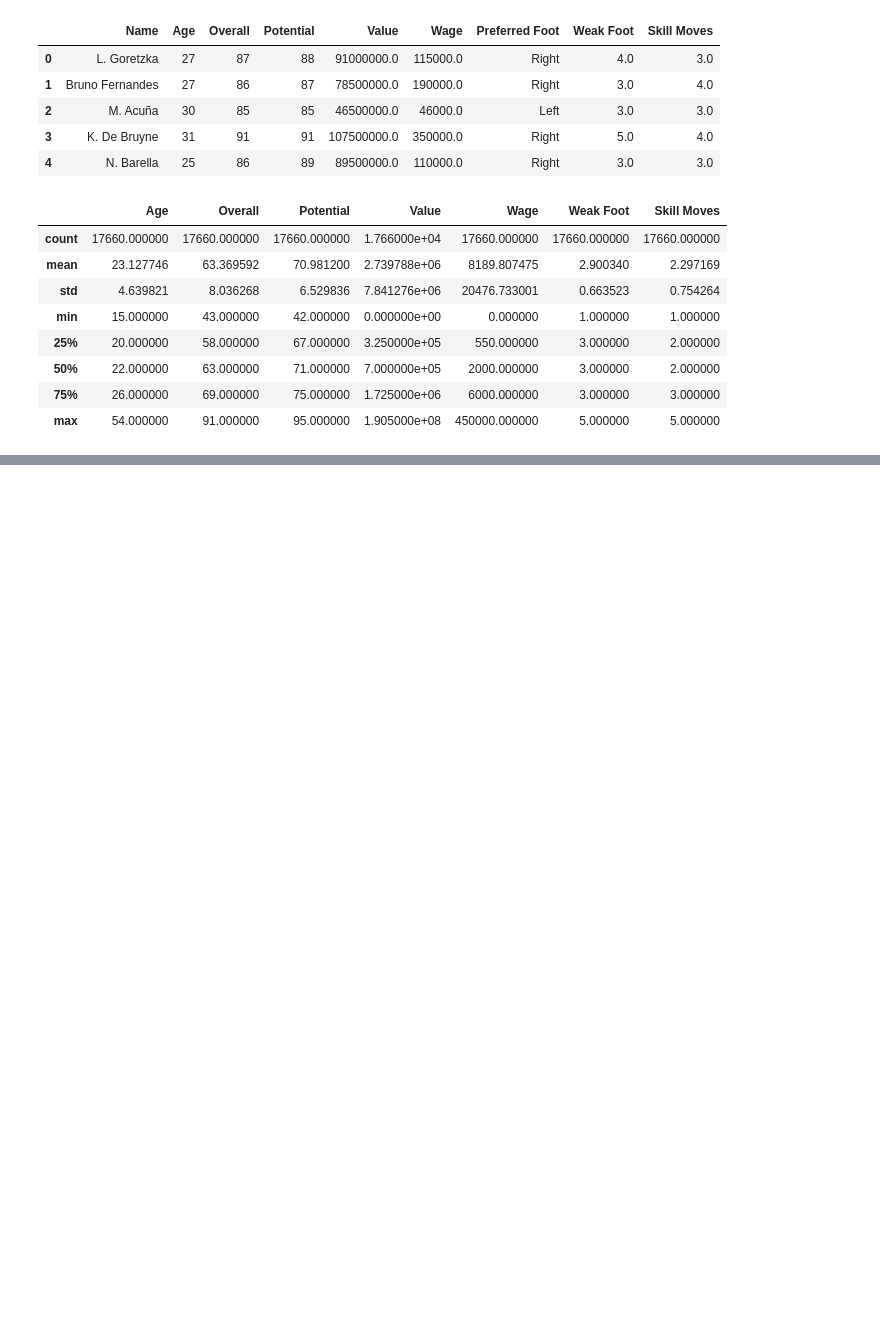
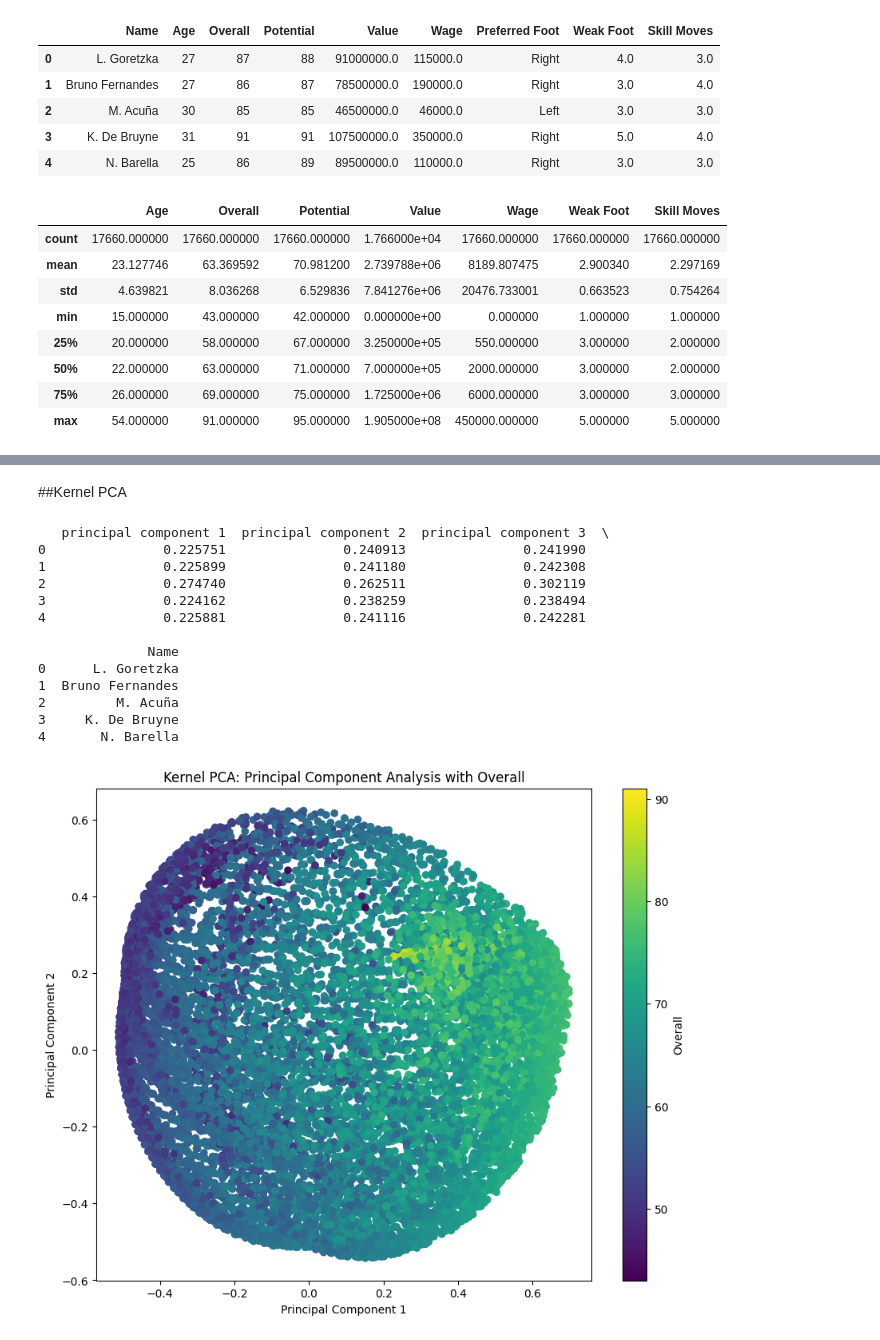
Before and after one commit to jmparradov/Machine-Learning-II---Talleres, a Jupyter notebook: Taller_2_Machine_Learning_2.ipynb, the cells around one changed output, grey strips where cells are left out. Drawn from its saved outputs; the diff is of its cells as text; code cells hidden in the pictures; blank space fills up the shorter version.

```diff
--- a/Taller_2_Machine_Learning_2.ipynb
+++ b/Taller_2_Machine_Learning_2.ipynb
@@ -636,0 +208,76 @@ GMM (Clusters: 4) - Silhouette: 0.223, Davies-Bouldin: 3.922
+# %% [markdown]
+##Kernel PCA
+# %%
+# prompt: implement kernel pca for df using colors with overall column
+
+import pandas as pd
+import matplotlib.pyplot as plt
+from sklearn.decomposition import KernelPCA
+
+# Select numerical features for Kernel PCA
+numerical_features = ['Age', 'Overall', 'Potential', 'Value', 'Wage', 'Weak Foot', 'Skill Moves']
+df_numerical = df[numerical_features]
+
+# Standardize the data
+x = StandardScaler().fit_transform(df_numerical)
+
+# Apply Kernel PCA with a radial basis function (RBF) kernel
+kpca = KernelPCA(n_components=3, kernel='rbf', gamma=0.1)  # You can adjust the kernel and gamma
+principalComponents_kpca = kpca.fit_transform(x)
+principalDf_kpca = pd.DataFrame(data=principalComponents_kpca,
+                               columns=['principal component 1', 'principal component 2', 'principal component 3'])
+
+# Add the 'Name' column back to the principalDf_kpca for identification
+principalDf_kpca['Name'] = df['Name']
+
+# Print the explained variance ratio (might not be meaningful for Kernel PCA)
+# print("Explained Variance Ratio (Kernel PCA):", kpca.explained_variance_ratio_)
+
+# You can now use principalDf_kpca for further analysis or visualization.
+print(principalDf_kpca.head())
+
+
+# Assuming principalDf_kpca is your DataFrame with 'principal component 1', 'principal component 2', and 'Name' columns
+
+plt.figure(figsize=(10, 8))
+
+# Scatter plot with color based on 'Overall' column
+plt.scatter(principalDf_kpca['principal component 1'], principalDf_kpca['principal component 2'],
+            c=df['Overall'], cmap='viridis')
+
+plt.xlabel('Principal Component 1')
+plt.ylabel('Principal Component 2')
+plt.title('Kernel PCA: Principal Component Analysis with Overall')
+plt.colorbar(label='Overall')
+
+plt.show()
+
+
+# If you want to plot in 3D
+
+fig = plt.figure(figsize=(10, 8))
+ax = fig.add_subplot(111, projection='3d')
+
+ax.scatter(principalDf_kpca['principal component 1'], principalDf_kpca['principal component 2'], principalDf_kpca['principal component 3'],
+            c=df['Overall'], cmap='viridis')
+
+ax.set_xlabel('Principal Component 1')
+ax.set_ylabel('Principal Component 2')
+ax.set_zlabel('Principal Component 3')
+ax.set_title('Kernel PCA: Principal Component Analysis with Overall (3D)')
+plt.show()
+# %% [output]
+   principal component 1  principal component 2  principal component 3  \
+0               0.225751               0.240913               0.241990
+1               0.225899               0.241180               0.242308
+2               0.274740               0.262511               0.302119
+3               0.224162               0.238259               0.238494
+4               0.225881               0.241116               0.242281
+
+              Name
+0      L. Goretzka
+1  Bruno Fernandes
+2         M. Acuña
+3     K. De Bruyne
+4       N. Barella
+[figure, added]
```
Also changed, not shown: parts of 44 cells of this notebook.
